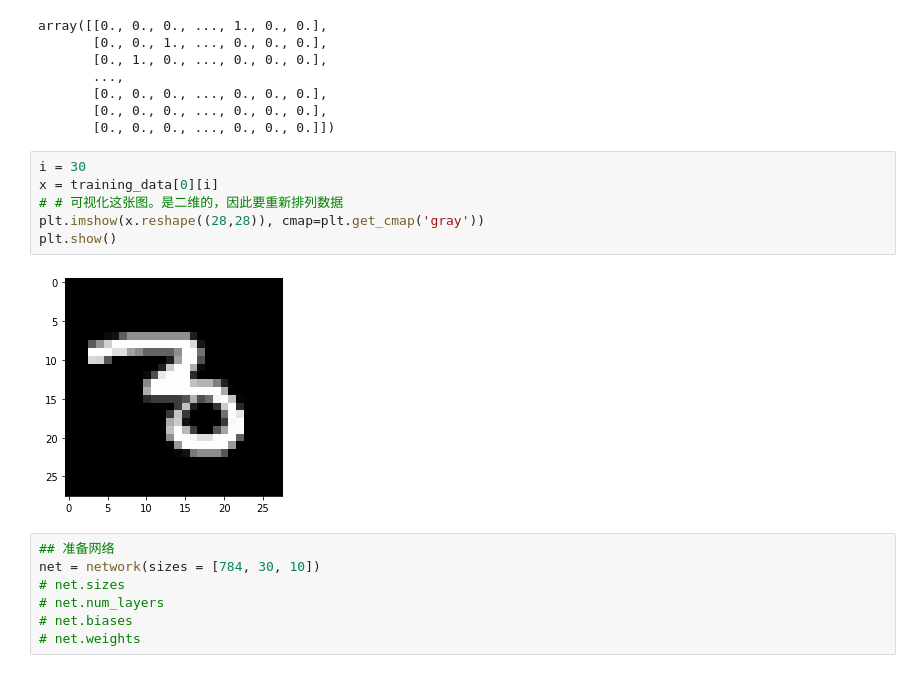
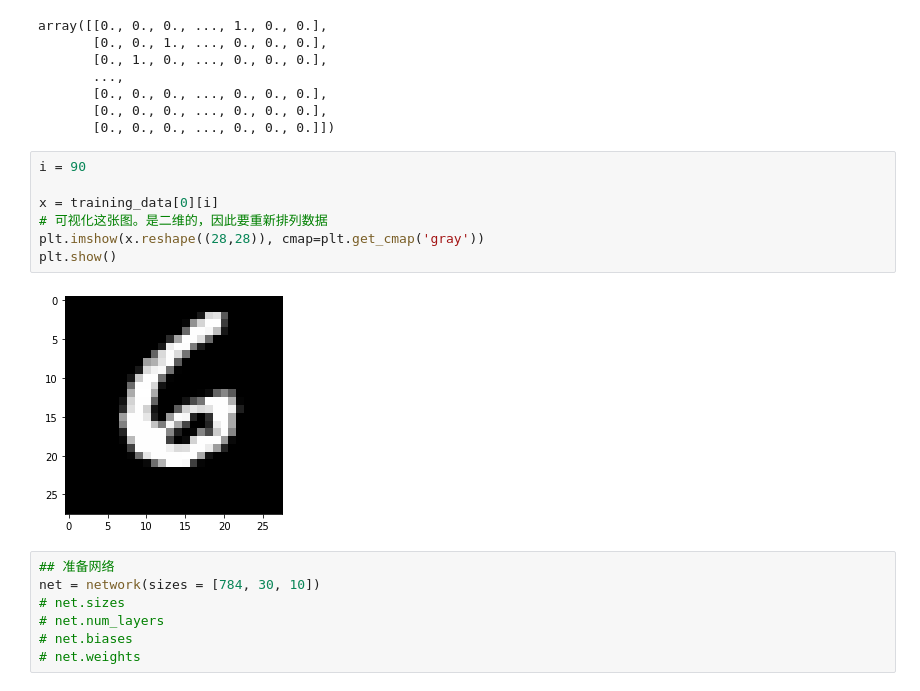
Before and after one commit to way2ml/ML-Course, a Jupyter notebook: src/2.practice.ipynb, the cells around one changed output. Cells and saved outputs as stored; diff of their text form.

```diff
--- a/src/2.practice.ipynb
+++ b/src/2.practice.ipynb
@@ -499,13 +500,14 @@ array([[0., 0., 0., ..., 1., 0., 0.],
        [0., 0., 0., ..., 0., 0., 0.],
        [0., 0., 0., ..., 0., 0., 0.]])
 # %%
-i = 30
+i = 90
+
 x = training_data[0][i]
-# # 可视化这张图。是二维的，因此要重新排列数据
+# 可视化这张图。是二维的，因此要重新排列数据
 plt.imshow(x.reshape((28,28)), cmap=plt.get_cmap('gray'))
 plt.show()
 # %% [output]
-[figure, old version]
+[figure, new version]
 # %%
 ## 准备网络
 net = network(sizes = [784, 30, 10])
```
Also changed, not shown: parts of 15 cells of this notebook, 3 other files.
